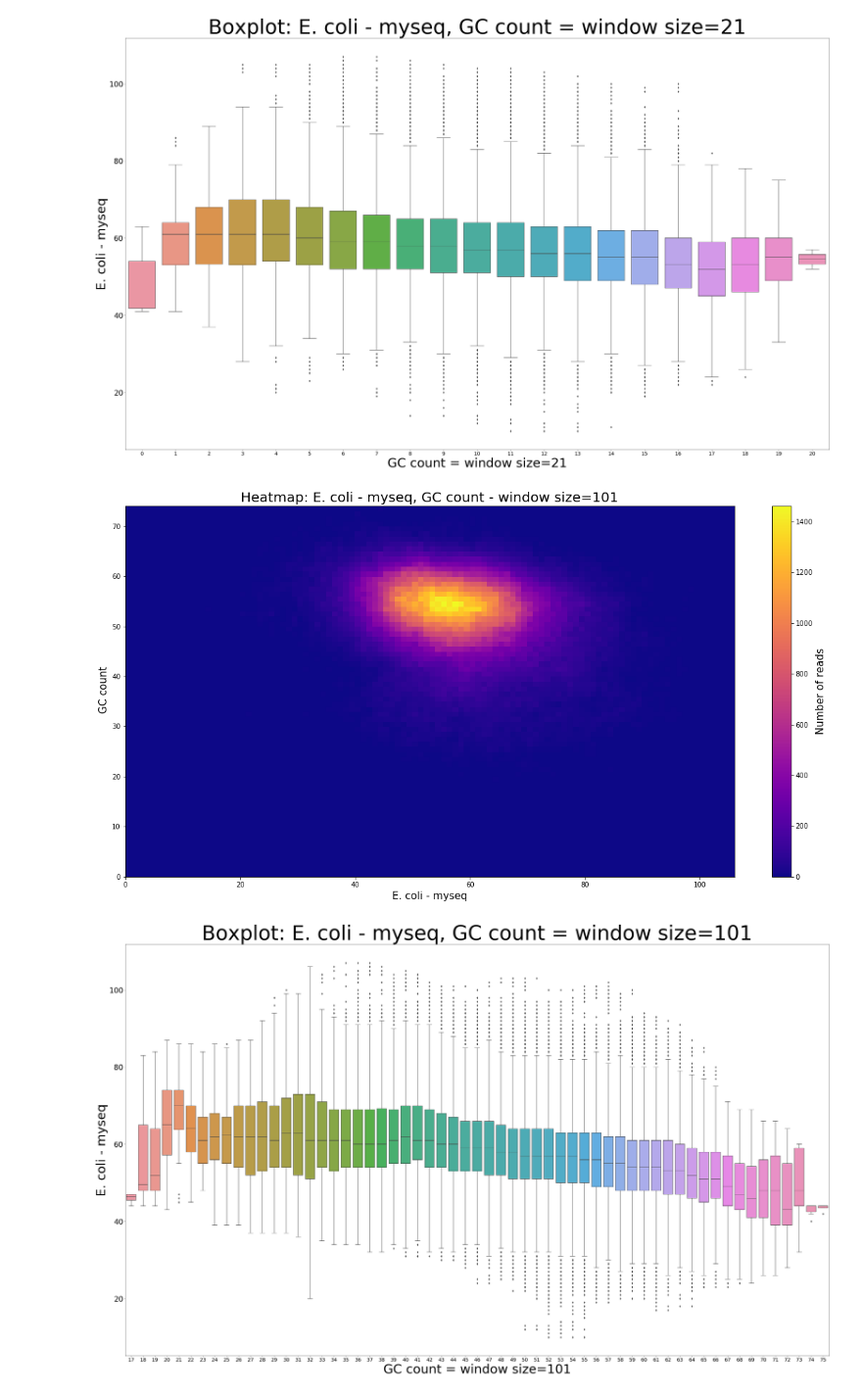
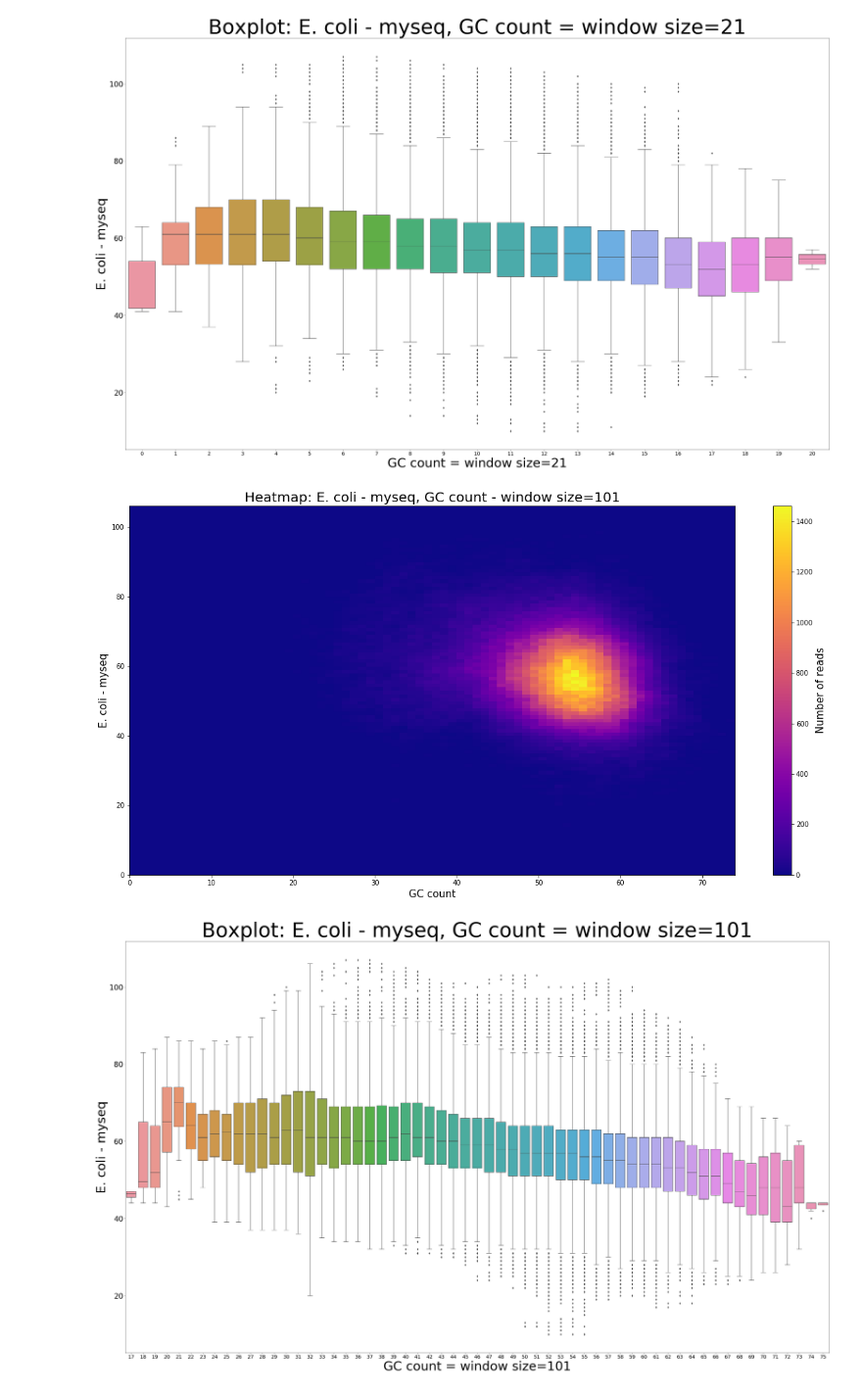
Before and after one commit to evicy/semestral_project, a Jupyter notebook: final_summer_semester.ipynb, the cells around one changed output. Shown at 98% size. Saved outputs shown, nothing was run; the diff lists cells and outputs as text; code cells hidden in the pictures.

```diff
--- a/final_summer_semester.ipynb
+++ b/final_summer_semester.ipynb
@@ -46,10 +48,11 @@ make_boxplot(x=values, y=bg1, title='Boxplot: E. coli - myseq, GC count = window
 # %%
 values = create_values_from_fasta(fasta_data, 101, count_GC)
 
-make_heatmap(bg1, values, title='Heatmap: E. coli - myseq, GC count - window size=101', colorbar_title = 'Number of reads',
-             x_axis_name='E. coli - myseq', y_axis_name=' GC count', are_integers=True)
+make_heatmap(values, bg1, title='Heatmap: E. coli - myseq, GC count - window size=101', colorbar_title = 'Number of reads',
+             x_axis_name='GC count', y_axis_name='E. coli - myseq',
+             x_axis_are_integers=True, y_axis_are_integers=True)
 # %% [output]
-[figure, old version]
+[figure, new version]
 # %%
 make_boxplot(x=values, y=bg1, title='Boxplot: E. coli - myseq, GC count = window size=101',
              x_axis_name='GC count = window size=101', y_axis_name='E. coli - myseq')
```
Also changed, not shown: parts of 4 cells of this notebook, 3 other files.
